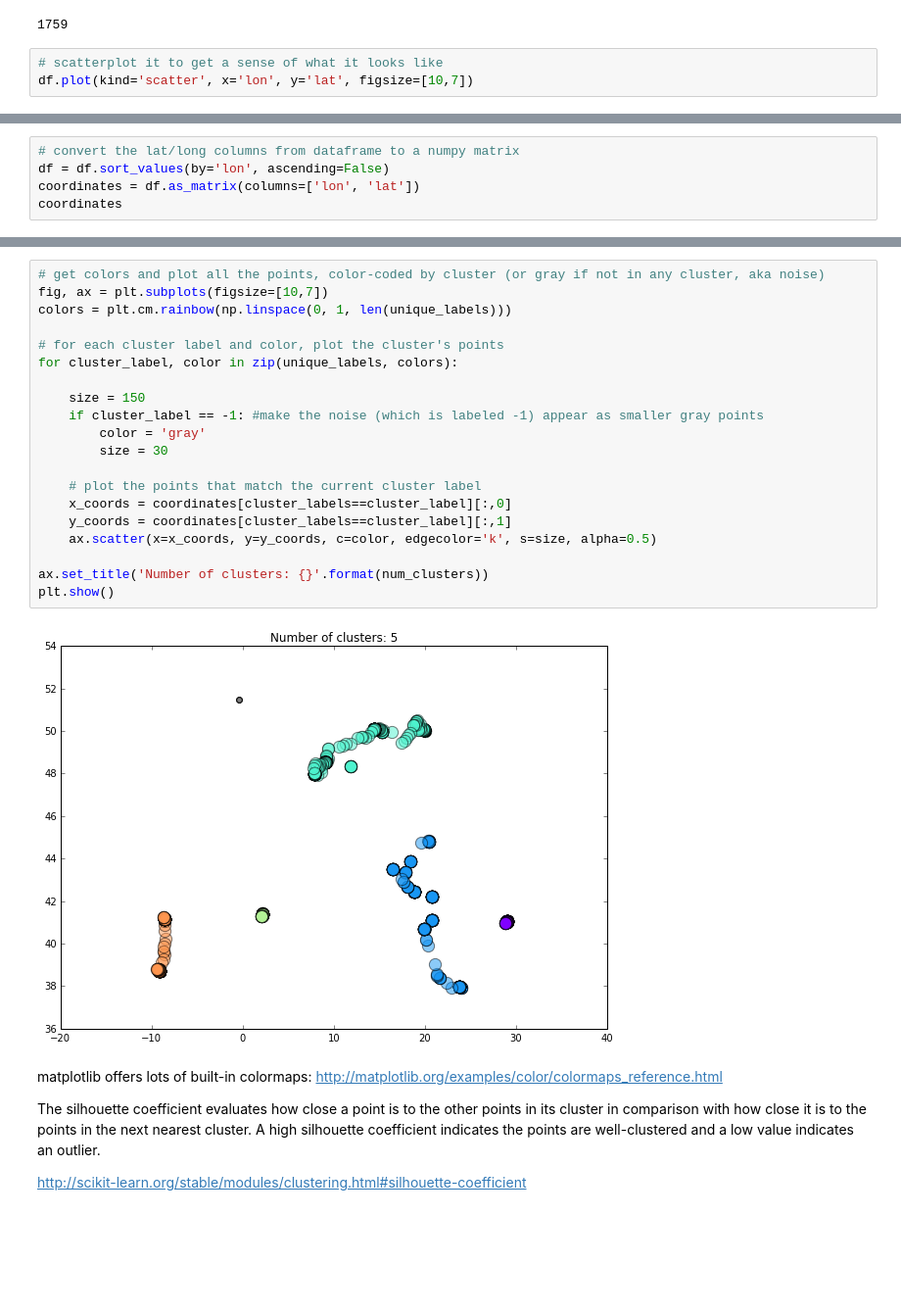
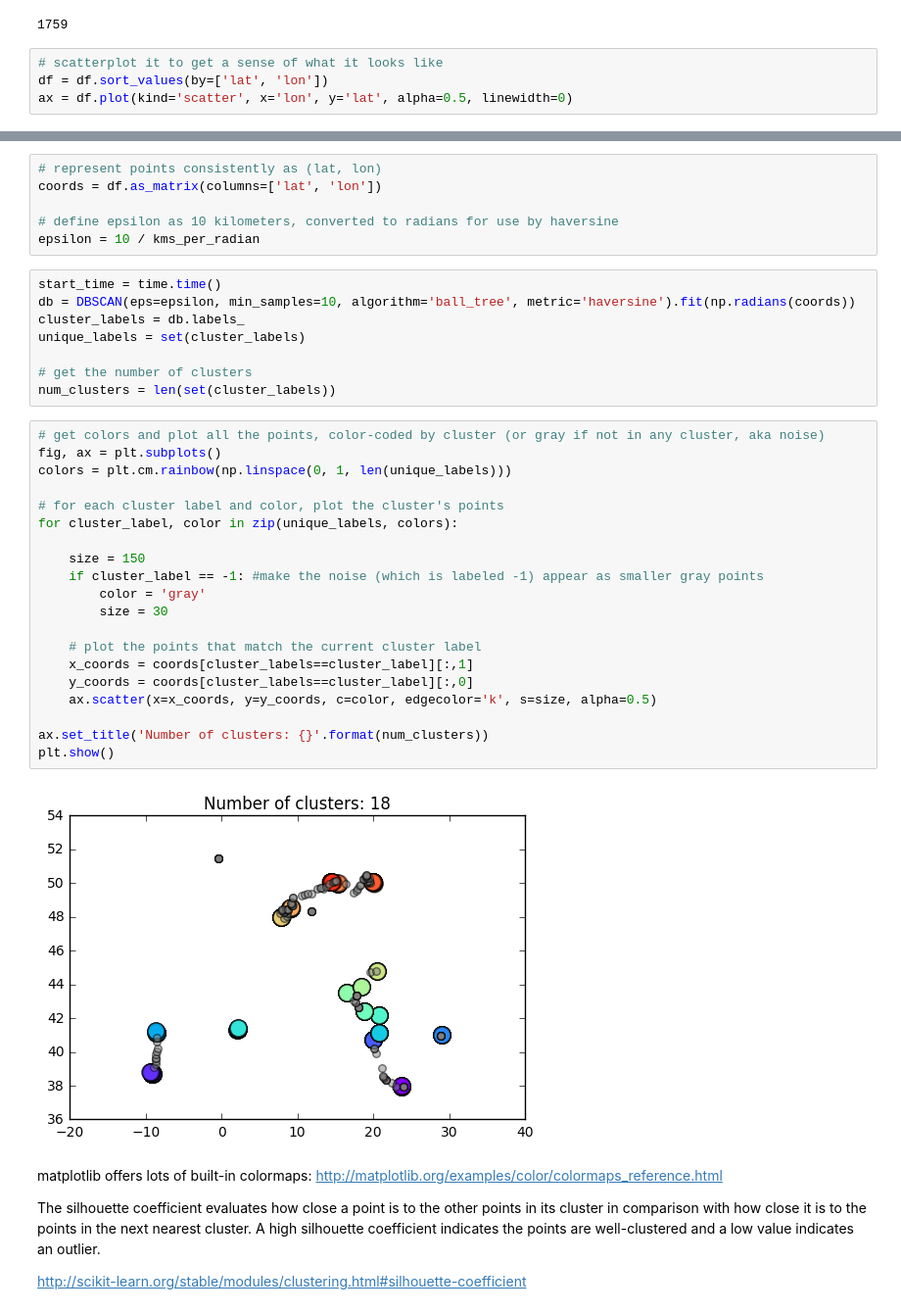
Before and after one commit to gboeing/ppde642, a Jupyter notebook: 15-Spatial-Cluster-Analysis/cluster-analysis.ipynb, the cells around one changed output, grey strips where cells are left out. Shown at 98% size. Saved outputs shown, nothing was run; the diff lists cells and outputs as text; blank space fills up the shorter version.

Commit message:
updated clustering lesson

```diff
--- a/15-Spatial-Cluster-Analysis/cluster-analysis.ipynb
+++ b/15-Spatial-Cluster-Analysis/cluster-analysis.ipynb
@@ -45,5 +48,6 @@ len(df)
 1759
 # %%
 # scatterplot it to get a sense of what it looks like
-df.plot(kind='scatter', x='lon', y='lat', figsize=[10,7])
+df = df.sort_values(by=['lat', 'lon'])
+ax = df.plot(kind='scatter', x='lon', y='lat', alpha=0.5, linewidth=0)
 # %% [output]
@@ -52,5 +54,0 @@ df.plot(kind='scatter', x='lon', y='lat', figsize=[10,7])
-# %%
-# convert the lat/long columns from dataframe to a numpy matrix
-df = df.sort_values(by='lon', ascending=False)
-coordinates = df.as_matrix(columns=['lon', 'lat'])
-coordinates
@@ -81,25 +64,39 @@ print(num_clusters)
+# %%
+# represent points consistently as (lat, lon)
+coords = df.as_matrix(columns=['lat', 'lon'])
+
+# define epsilon as 10 kilometers, converted to radians for use by haversine
+epsilon = 10 / kms_per_radian
+# %%
+start_time = time.time()
+db = DBSCAN(eps=epsilon, min_samples=10, algorithm='ball_tree', metric='haversine').fit(np.radians(coords))
+cluster_labels = db.labels_
+unique_labels = set(cluster_labels)
+
+# get the number of clusters
+num_clusters = len(set(cluster_labels))
 # %%
 # get colors and plot all the points, color-coded by cluster (or gray if not in any cluster, aka noise)
-fig, ax = plt.subplots(figsize=[10,7])
+fig, ax = plt.subplots()
 colors = plt.cm.rainbow(np.linspace(0, 1, len(unique_labels)))
 
 # for each cluster label and color, plot the cluster's points
 for cluster_label, color in zip(unique_labels, colors):
 
     size = 150
     if cluster_label == -1: #make the noise (which is labeled -1) appear as smaller gray points
         color = 'gray'
         size = 30
 
     # plot the points that match the current cluster label
-    x_coords = coordinates[cluster_labels==cluster_label][:,0]
-    y_coords = coordinates[cluster_labels==cluster_label][:,1]
+    x_coords = coords[cluster_labels==cluster_label][:,1]
+    y_coords = coords[cluster_labels==cluster_label][:,0]
     ax.scatter(x=x_coords, y=y_coords, c=color, edgecolor='k', s=size, alpha=0.5)
 
 ax.set_title('Number of clusters: {}'.format(num_clusters))
 plt.show()
 # %% [output]
-[figure, old version]
+[figure, new version]
 # %% [markdown]
 matplotlib offers lots of built-in colormaps: http://matplotlib.org/examples/color/colormaps_reference.html
 
```
Also changed, not shown: parts of 19 cells of this notebook, 1 other file.
